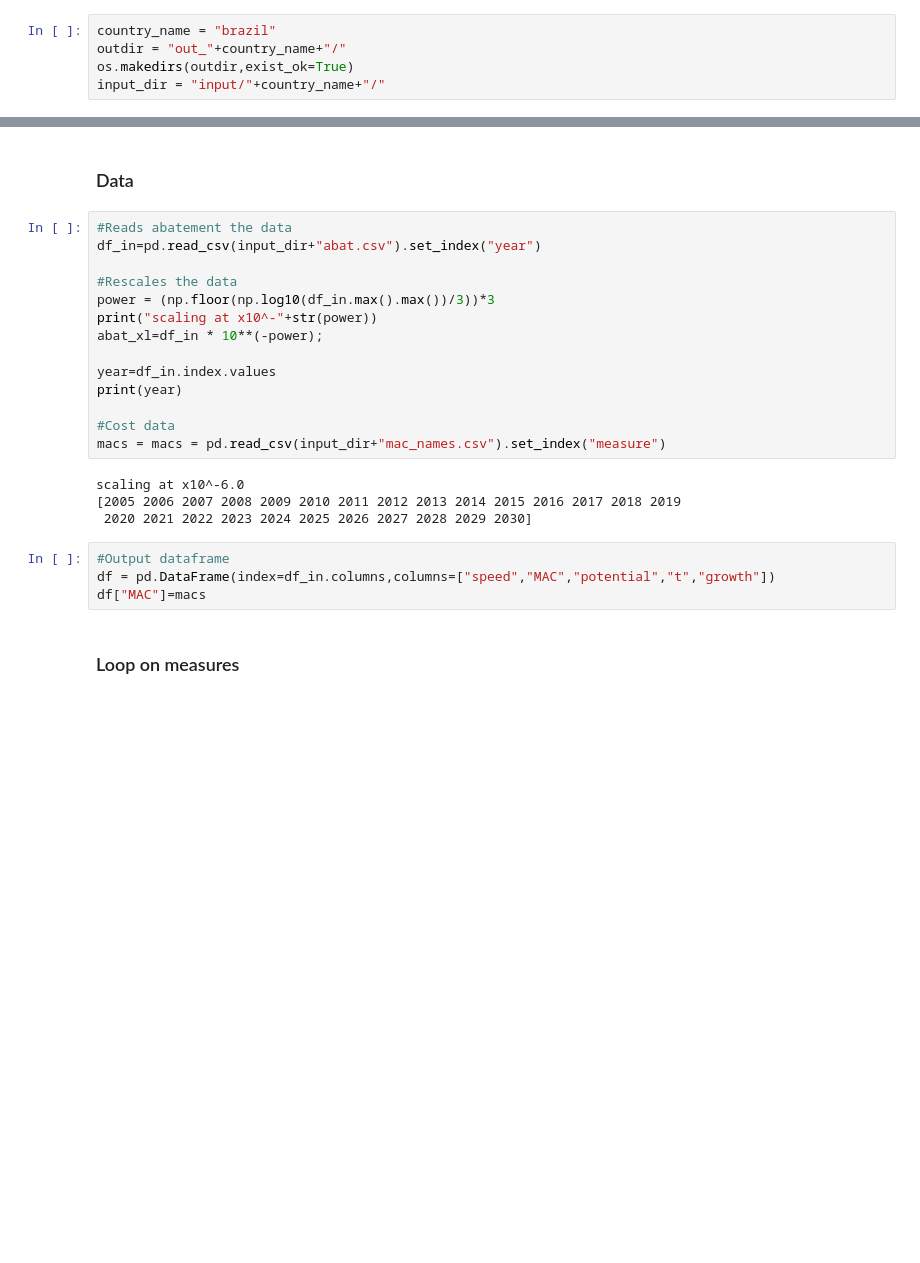
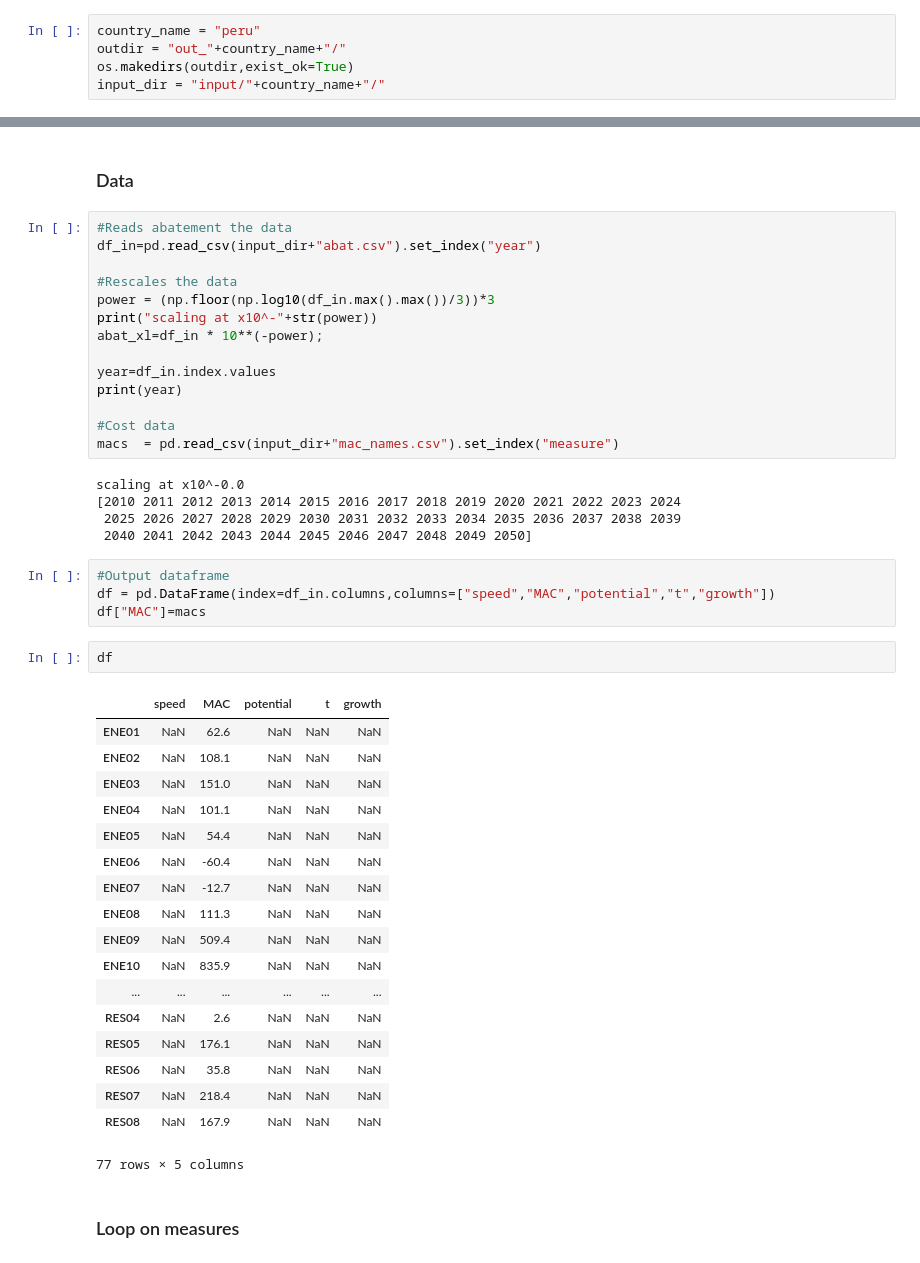
Before and after one commit to adrivsh/pyMACC, a Jupyter notebook: calc_speed/calc_speed.ipynb, the cells around one changed output, grey strips where cells are left out. Cells and saved outputs as stored; diff of their text form; blank space fills up the shorter version.

```diff
--- a/calc_speed/calc_speed.ipynb
+++ b/calc_speed/calc_speed.ipynb
@@ -16,7 +13,7 @@ import scipy as sp
 from scipy.optimize import curve_fit
 from tools import *
 # %%
-country_name = "brazil"
+country_name = "peru"
 outdir = "out_"+country_name+"/"
 os.makedirs(outdir,exist_ok=True)
 input_dir = "input/"+country_name+"/"
@@ -46,15 +43,37 @@ year=df_in.index.values
 print(year)
 
 #Cost data
-macs = macs = pd.read_csv(input_dir+"mac_names.csv").set_index("measure")
+macs  = pd.read_csv(input_dir+"mac_names.csv").set_index("measure")
 # %% [output]
-scaling at x10^-6.0
-[2005 2006 2007 2008 2009 2010 2011 2012 2013 2014 2015 2016 2017 2018 2019
- 2020 2021 2022 2023 2024 2025 2026 2027 2028 2029 2030]
+scaling at x10^-0.0
+[2010 2011 2012 2013 2014 2015 2016 2017 2018 2019 2020 2021 2022 2023 2024
+ 2025 2026 2027 2028 2029 2030 2031 2032 2033 2034 2035 2036 2037 2038 2039
+ 2040 2041 2042 2043 2044 2045 2046 2047 2048 2049 2050]
 # %%
 #Output dataframe
 df = pd.DataFrame(index=df_in.columns,columns=["speed","MAC","potential","t","growth"])
 df["MAC"]=macs
+# %%
+df
+# %% [output]
+|  | speed | MAC | potential | t | growth |
+| ENE01 | NaN | 62.6 | NaN | NaN | NaN |
+| ENE02 | NaN | 108.1 | NaN | NaN | NaN |
+| ENE03 | NaN | 151.0 | NaN | NaN | NaN |
+| ENE04 | NaN | 101.1 | NaN | NaN | NaN |
+| ENE05 | NaN | 54.4 | NaN | NaN | NaN |
+| ENE06 | NaN | -60.4 | NaN | NaN | NaN |
+| ENE07 | NaN | -12.7 | NaN | NaN | NaN |
+| ENE08 | NaN | 111.3 | NaN | NaN | NaN |
+| ENE09 | NaN | 509.4 | NaN | NaN | NaN |
+| ENE10 | NaN | 835.9 | NaN | NaN | NaN |
+| ... | ... | ... | ... | ... | ... |
+| RES04 | NaN | 2.6 | NaN | NaN | NaN |
+| RES05 | NaN | 176.1 | NaN | NaN | NaN |
+| RES06 | NaN | 35.8 | NaN | NaN | NaN |
+| RES07 | NaN | 218.4 | NaN | NaN | NaN |
+| RES08 | NaN | 167.9 | NaN | NaN | NaN |
+77 rows × 5 columns
 # %% [markdown]
 ### Loop on measures
 # %%
```
Also changed, not shown: parts of 3 cells of this notebook, 1 other file.
